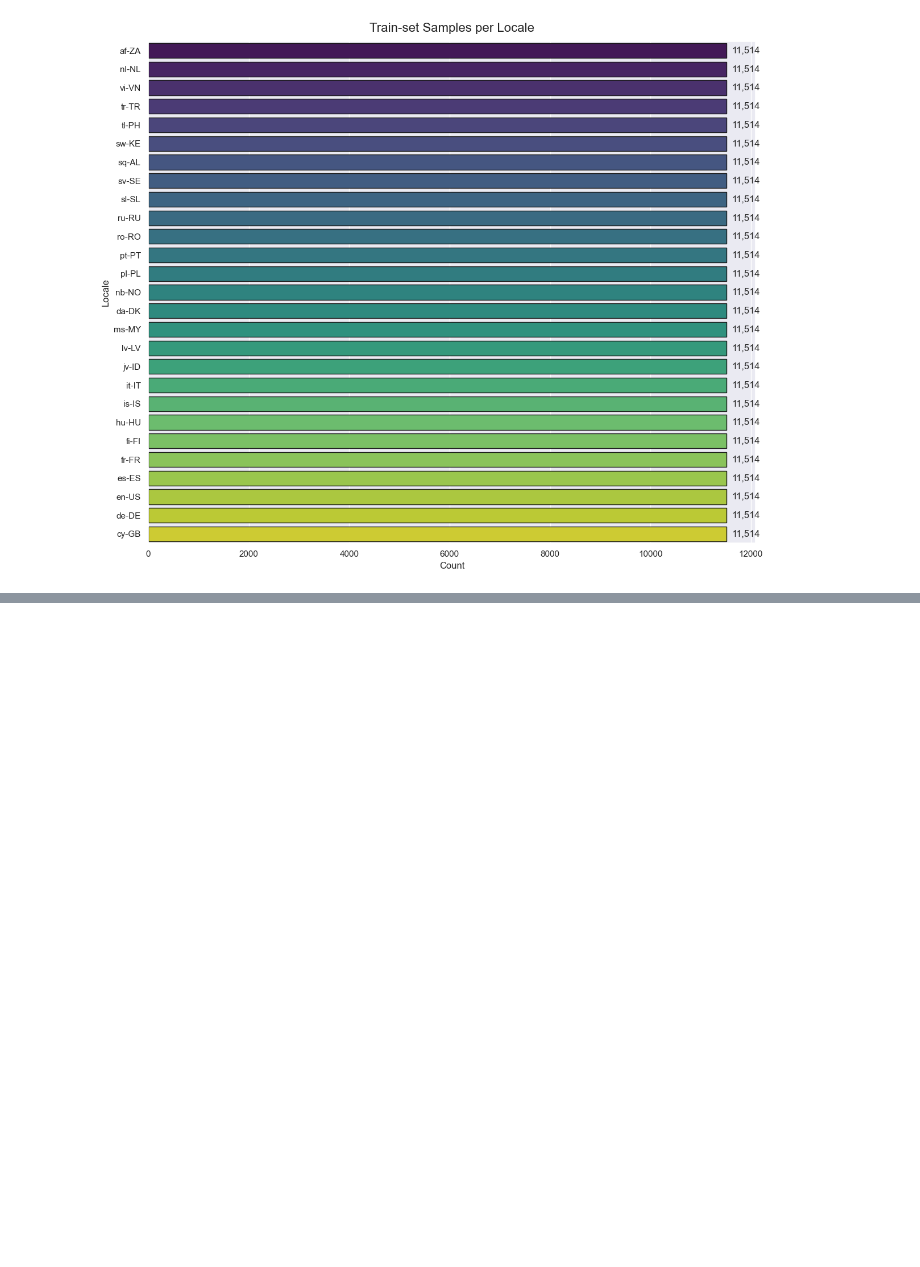
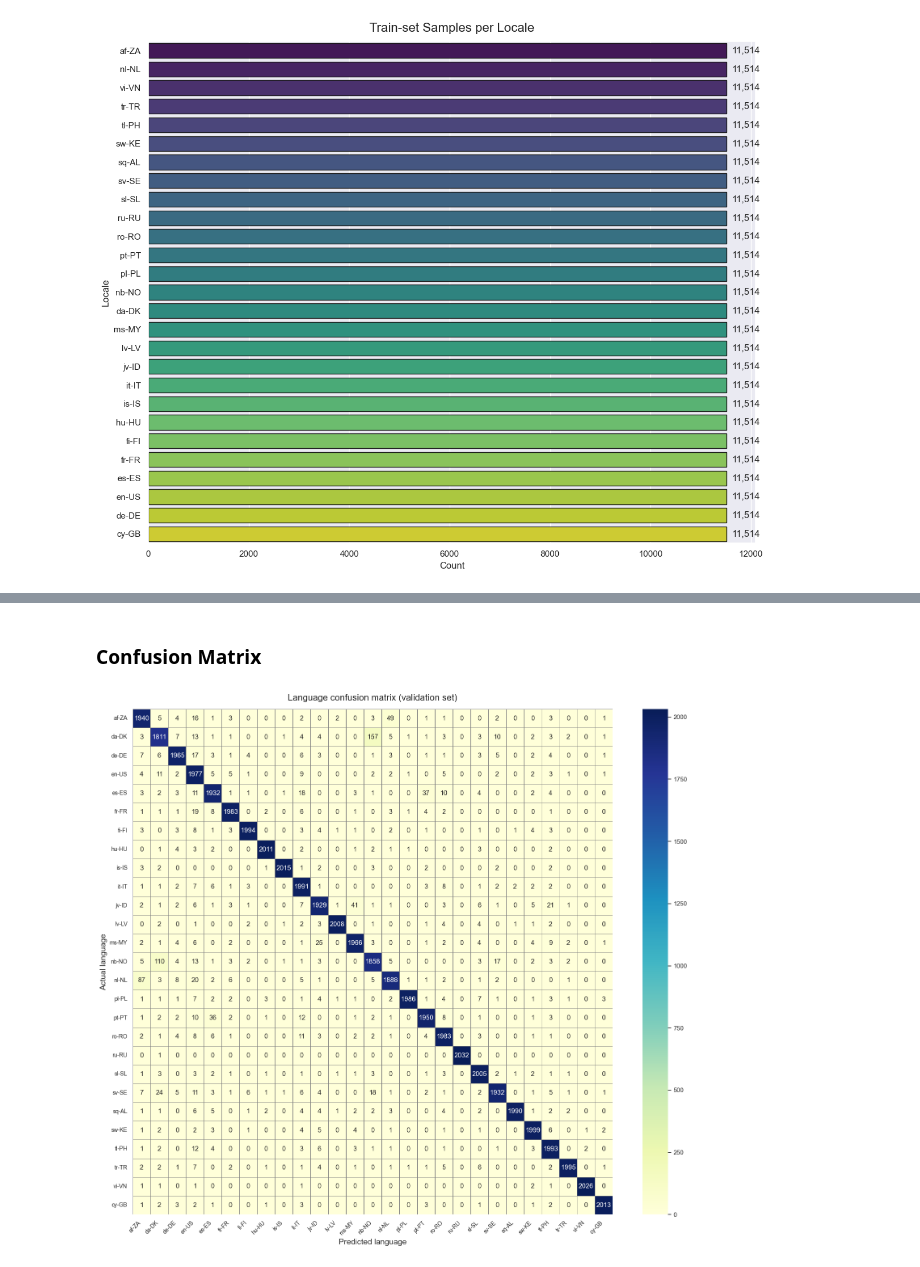
Before and after one commit to Sonalikasingh17/Multilingual-Language-Classifier, a Jupyter notebook: Multilingual_Language_Classifier.ipynb, the cells around one changed output, grey strips where cells are left out. Cells and saved outputs as stored; diff of their text form; code cells hidden in the pictures; blank space fills up the shorter version.

```diff
--- a/Multilingual_Language_Classifier.ipynb
+++ b/Multilingual_Language_Classifier.ipynb
@@ -204,3 +209,34 @@ fig2.savefig(ARTIFACTS/"lang_confusion.png"); plt.close()
+# %% [markdown]
+### **Confusion Matrix**
+# %%
+cm = confusion_matrix(val_df.locale, val_pred, labels=LANGS)
+fig4, ax = plt.subplots(figsize=(16,14))
+sns.heatmap(
+    cm,
+    annot=True,                   # show the count in each cell
+    fmt="d",
+    cmap="YlGnBu",                # light, readable colormap
+    xticklabels=LANGS,
+    yticklabels=LANGS,
+    cbar=True,
+    linewidths=0.5,
+    linecolor="gray",
+    ax=ax
+)
+
+ax.set_xlabel("Predicted language", fontsize=14)
+ax.set_ylabel("Actual language", fontsize=14)
+ax.set_title("Language confusion matrix (validation set)", fontsize=16, pad=15)
+
+# rotate labels for visibility
+ax.set_xticklabels(ax.get_xticklabels(), rotation=45, ha="right", fontsize=10)
+ax.set_yticklabels(ax.get_yticklabels(), rotation=0, fontsize=10)
+
+plt.tight_layout()
+fig4.savefig(ARTIFACTS / "lang_confusion.png", dpi=300)
+plt.show()
+# %% [output]
+[figure, added]
 # %%
 # CONTINENT MODEL
 
```
Also changed, not shown: parts of 24 cells of this notebook, 7 other files.
